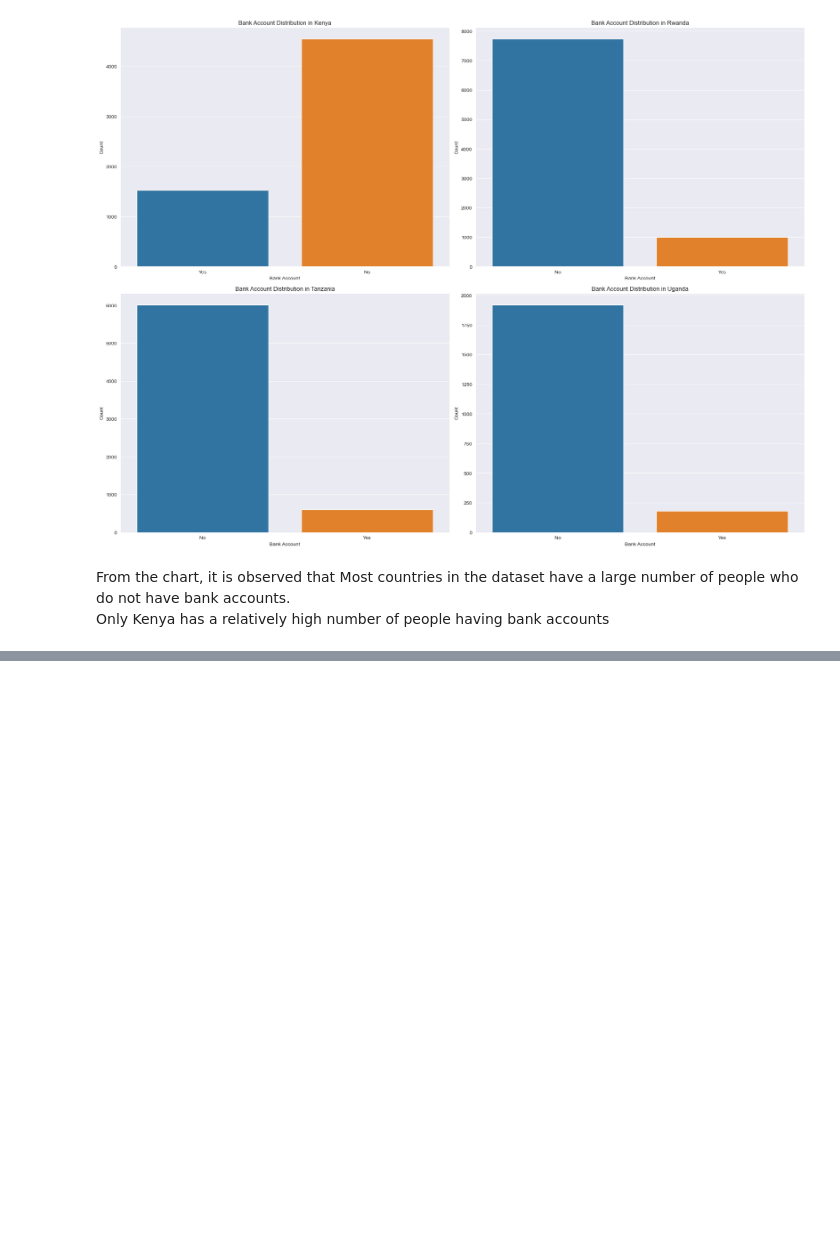
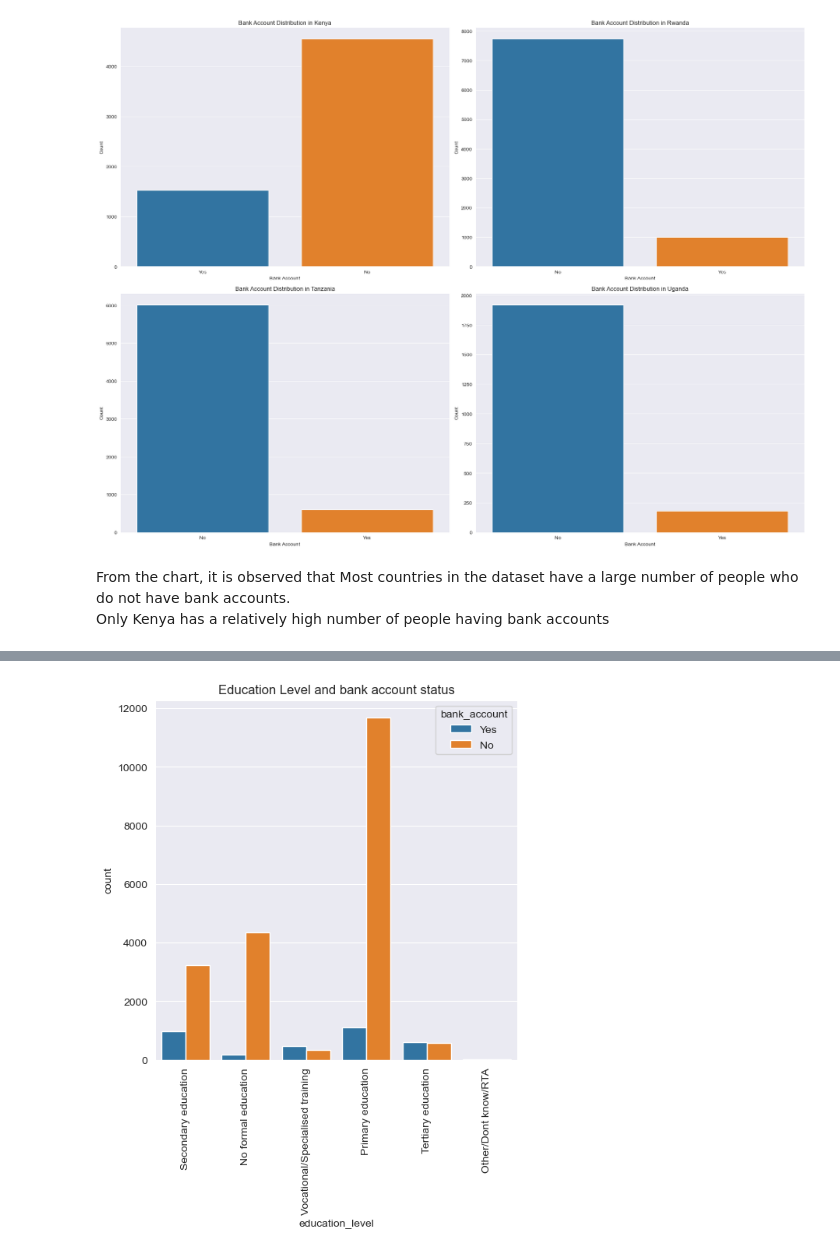
Before and after one commit to Jefest1/financial_inclusion, a Jupyter notebook: fin_inc.ipynb, the cells around one changed output, grey strips where cells are left out. Cells and saved outputs as stored; diff of their text form; code cells hidden in the pictures; blank space fills up the shorter version.

```diff
--- a/fin_inc.ipynb
+++ b/fin_inc.ipynb
@@ -288,0 +318,7 @@ KeyError: 'y'
+# %%
+# Checking the effect of a person's education and their bank account status
+plt.figure(figsize=(6,6))
+sns.countplot(x='education_level', data=fin_data_df, hue='bank_account').set(title="Education Level and bank account status")
+plt.xticks(rotation=90);
+# %% [output]
+[figure, added]
```
Also changed, not shown: parts of 8 cells of this notebook.
